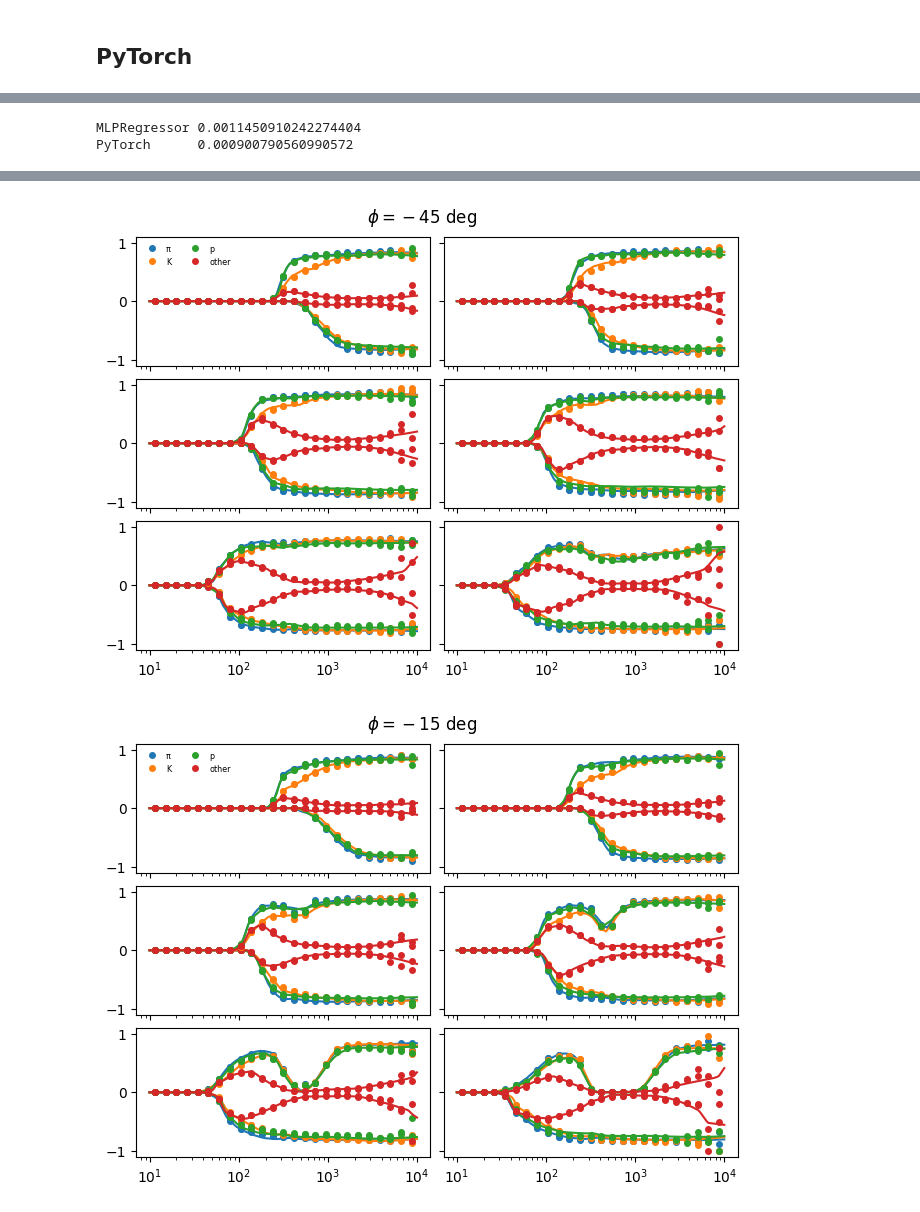
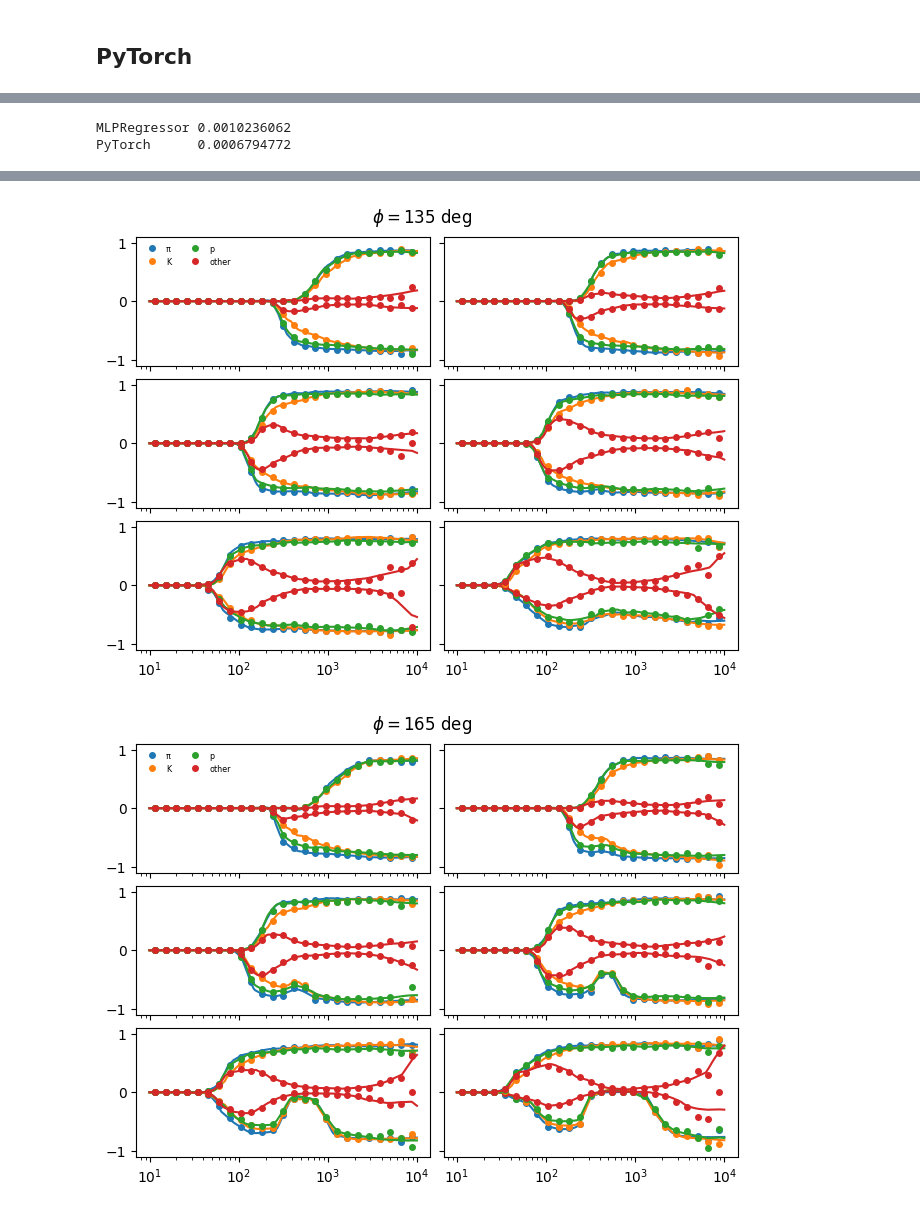
Before and after one commit to HDembinski/HDembinski.github.io, a Jupyter notebook: regression.ipynb, the cells around one changed output, grey strips where cells are left out. Saved outputs shown, nothing was run; the diff lists cells and outputs as text; code cells hidden in the pictures.

```diff
--- a/regression.ipynb
+++ b/regression.ipynb
@@ -93,17 +101,20 @@ number of parameters 17153
 # %%
 labels = ("π", "K", "p", "other")
-for phii in rec.axes[2].centers:
+for phii in rec.axes[2].centers[:]:
+    if phii < 0:
+        continue
     fig, axes = plt.subplots(3, 2, sharex=True, sharey=True, layout="compressed")
     plt.suptitle(rf"$\phi = {np.degrees(phii):.0f}$ deg")
     for etai, axi in zip(rec.axes[0].centers, axes.flat):
         plt.sca(axi)
         for ich, charge in enumerate((-1, 1)):
             for isp, label in enumerate(labels):
-                ma = X[:, 0] == etai
-                ma &= np.abs(X[:, 2] - np.cos(phii)) < 0.001
-                ma &= X[:, 4] == ich
-                ma &= X[:, 5] == isp
-                plt.plot(np.exp(X[ma, 1]), charge * y[ma], "o", ms=4, color=f"C{isp}", label=f"{label}" if ich else None)
+                ma = X_raw[:, 0] == etai
+                ma &= X_raw[:, 2] == np.cos(phii)
+                ma &= X_raw[:, 3] == np.sin(phii)
+                ma &= X_raw[:, 4] == ich
+                ma &= X_raw[:, 5] == isp
+                plt.plot(np.exp(X_raw[ma, 1]), charge * y[ma], "o", ms=4, color=f"C{isp}", label=f"{label}" if ich else None)
 
                 mpt = np.geomspace(10, 1e4, 2000)
                 Xp = np.empty((len(mpt), 6), dtype=np.float32)
@@ -113,7 +124,7 @@ for phii in rec.axes[2].centers:
                 Xp[:, 3] = np.sin(phii)
                 Xp[:, 4] = ich
                 Xp[:, 5] = isp
-                yp = clf.predict(Xp)
+                yp = clf.predict(scaler.transform(Xp))
                 plt.plot(np.exp(Xp[:, 1]), charge * yp, color=f"C{isp}")
     plt.sca(axes[0,0])
     plt.semilogx()
@@ -231,23 +236,33 @@ Epoch 02529: reducing learning rate of group 0 to 8.5899e-05.
-# %%
-print("MLPRegressor", loss_fn(torch.tensor(clf.predict(X)), y_train).item())
-print("PyTorch     ", loss_fn(model(X_train), y_train).item())
-# %% [output]
-MLPRegressor 0.0011450910242274404
-PyTorch      0.000900790560990572
+# %%
+print("MLPRegressor", mean_squared_error(clf.predict(X), y))
+print("PyTorch     ", mean_squared_error(torch_model(torch_X).detach().numpy(), y))
+# %% [output]
+MLPRegressor 0.0010236062
+PyTorch      0.0006794772
 # %%
 labels = ("π", "K", "p", "other")
 for phii in rec.axes[2].centers:
+    if phii < 0:
+        continue
     fig, axes = plt.subplots(3, 2, sharex=True, sharey=True, layout="compressed")
     plt.suptitle(rf"$\phi = {np.degrees(phii):.0f}$ deg")
     for etai, axi in zip(rec.axes[0].centers, axes.flat):
         plt.sca(axi)
         for ich, charge in enumerate((-1, 1)):
             for isp, label in enumerate(labels):
-                ma = X[:, 0] == etai
-                ma &= np.abs(X[:, 2] - np.cos(phii)) < 0.001
-                ma &= X[:, 4] == ich
-                ma &= X[:, 5] == isp
-                plt.plot(np.exp(X[ma, 1]), charge * y[ma], "o", ms=4, color=f"C{isp}", label=f"{label}" if ich else None)
+                ma = X_raw[:, 0] == etai
+                ma &= X_raw[:, 2] == np.cos(phii)
+                ma &= X_raw[:, 3] == np.sin(phii)
+                ma &= X_raw[:, 4] == ich
+                ma &= X_raw[:, 5] == isp
+                plt.plot(
+                    np.exp(X_raw[ma, 1]),
+                    charge * y[ma],
+                    "o",
+                    ms=4,
+                    color=f"C{isp}",
+                    label=f"{label}" if ich else None,
+                )
 
                 mpt = np.geomspace(10, 1e4, 2000)
                 Xp = np.empty((len(mpt), 6), dtype=np.float32)
@@ -257,10 +272,10 @@ for phii in rec.axes[2].centers:
                 Xp[:, 3] = np.sin(phii)
                 Xp[:, 4] = ich
                 Xp[:, 5] = isp
-                yp = model(torch.tensor(scaler.transform(Xp))).detach().numpy()
+                yp = torch_model(torch.tensor(scaler.transform(Xp))).detach().numpy()
                 plt.plot(np.exp(Xp[:, 1]), charge * yp, color=f"C{isp}")
-    plt.sca(axes[0,0])
+    plt.sca(axes[0, 0])
     plt.semilogx()
     plt.ylim(-1.1, 1.1)
-    plt.legend(fontsize="xx-small", ncol=2, frameon=False);
+    plt.legend(fontsize="xx-small", ncol=2, frameon=False)
 # %% [output]
@@ -271,2 +286,2 @@ for phii in rec.axes[2].centers:
-[figure, old version]
+[figure, new version]
-[figure, old version]
+[figure, new version]
```
Also changed, not shown: parts of 17 cells of this notebook.
